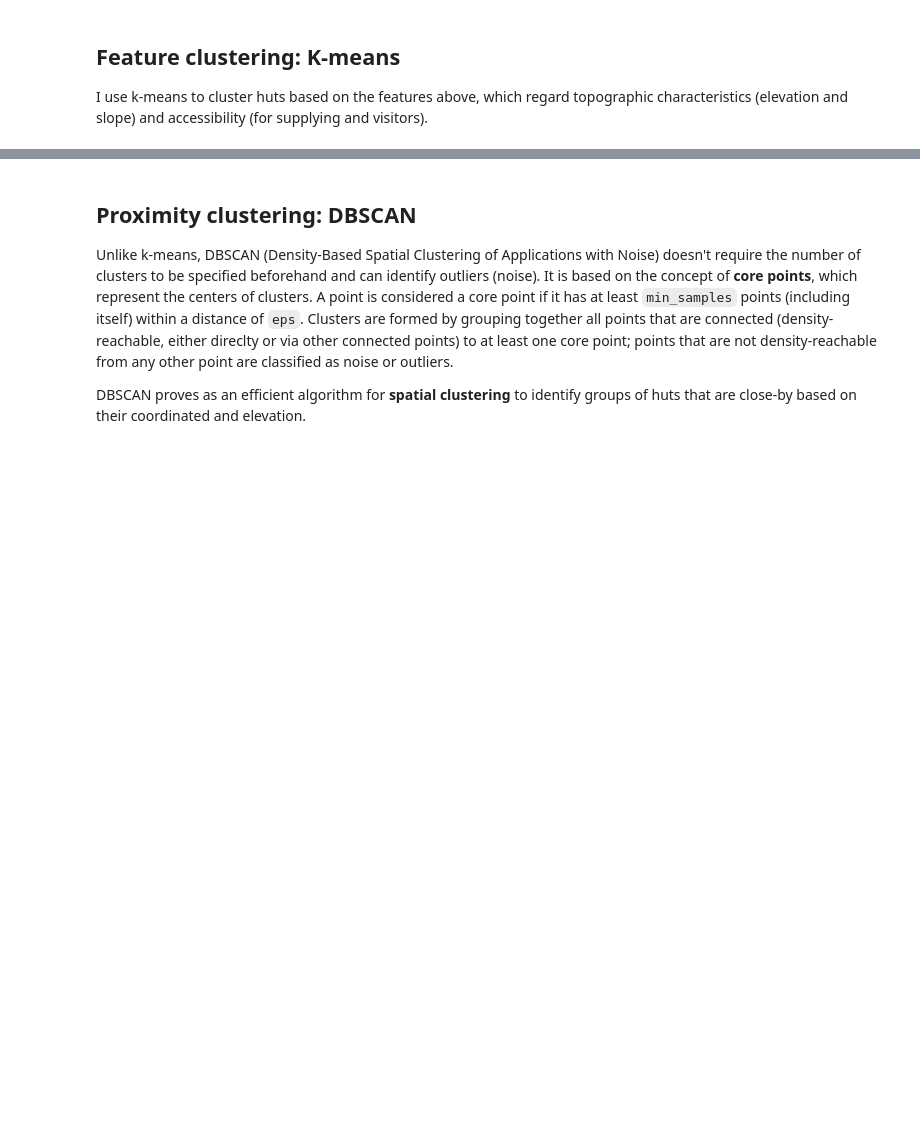
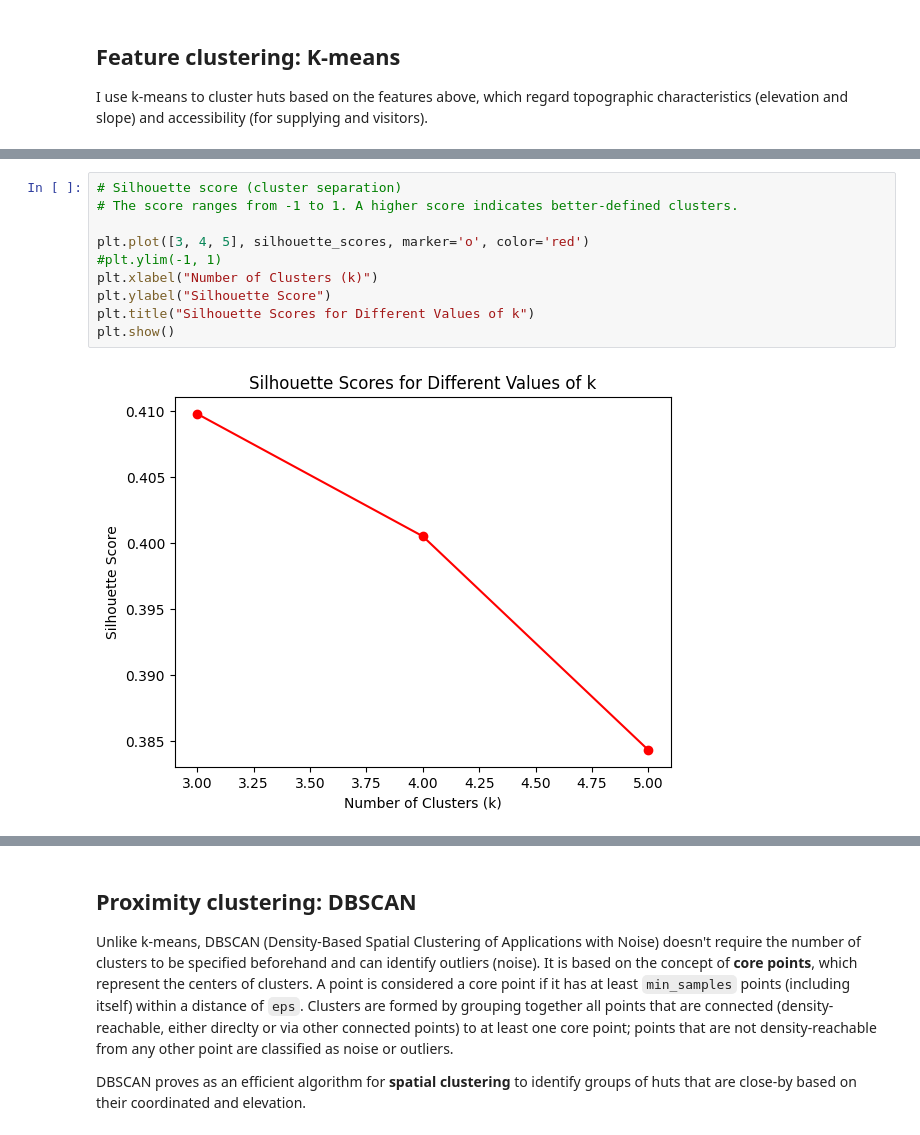
Before and after one commit to dclfbk/alpinehutsustainability, a Jupyter notebook: code/cluster_analysis.ipynb, the cells around one changed output, grey strips where cells are left out. Drawn from its saved outputs; the diff is of its cells as text; blank space fills up the shorter version.

```diff
--- a/code/cluster_analysis.ipynb
+++ b/code/cluster_analysis.ipynb
@@ -128,0 +212,12 @@ plt.show()
+# %%
+# Silhouette score (cluster separation)
+# The score ranges from -1 to 1. A higher score indicates better-defined clusters.
+
+plt.plot([3, 4, 5], silhouette_scores, marker='o', color='red')
+#plt.ylim(-1, 1)
+plt.xlabel("Number of Clusters (k)")
+plt.ylabel("Silhouette Score")
+plt.title("Silhouette Scores for Different Values of k")
+plt.show()
+# %% [output]
+[figure, added]
```
Also changed, not shown: parts of 19 cells of this notebook, 1 other file.
